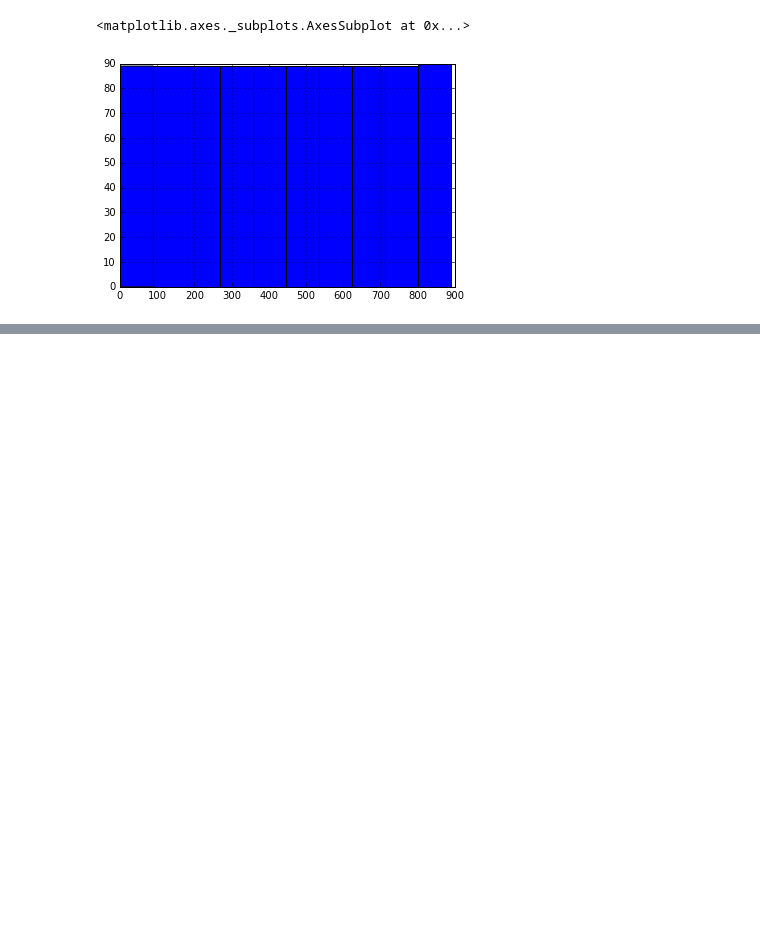
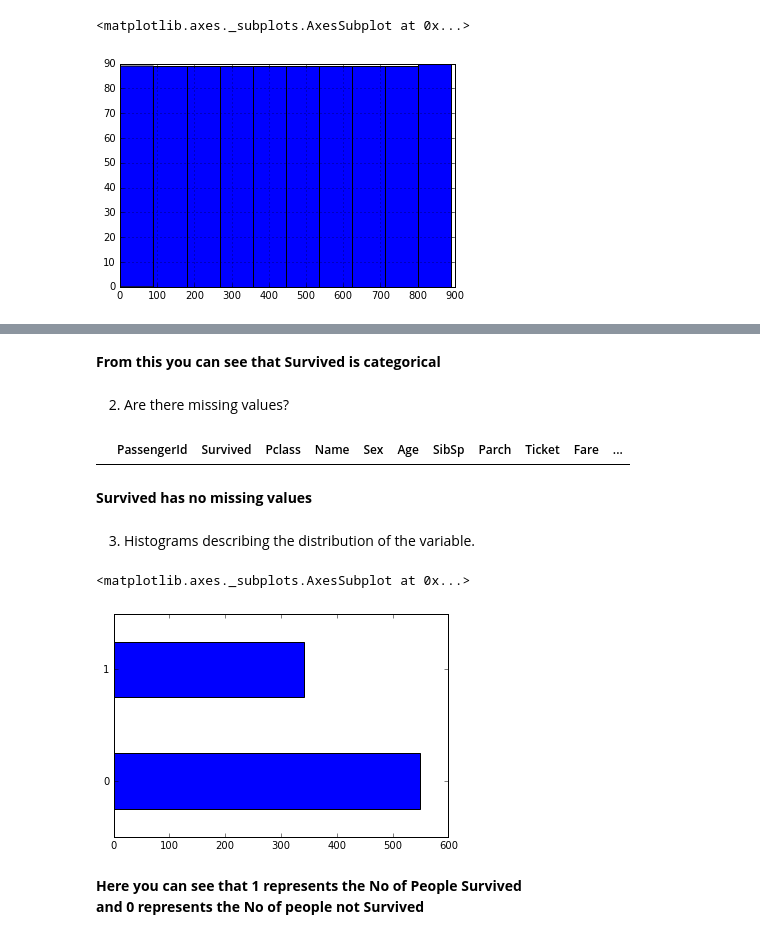
Before and after one commit to ukirderohit/Titanic-EDA, a Jupyter notebook: Titanic EDA Lab/Lab 3 - Titanic EDA.ipynb, the cells around one changed output, grey strips where cells are left out. Drawn from its saved outputs; the diff is of its cells as text; code cells hidden in the pictures; blank space fills up the shorter version.

Commit message:
survived

```diff
--- a/Titanic EDA Lab/Lab 3 - Titanic EDA.ipynb
+++ b/Titanic EDA Lab/Lab 3 - Titanic EDA.ipynb
@@ -92,0 +103,20 @@ df.PassengerId.hist()
+# %% [markdown]
+<b>From this you can see that Survived is categorical
+# %% [markdown]
+2) Are there missing values?
+# %%
+df[df.Survived.isnull()]
+# %% [output]
+|  | PassengerId | Survived | Pclass | Name | Sex | Age | SibSp | Parch | Ticket | Fare | ... |
+# %% [markdown]
+<b>Survived has no missing values
+# %% [markdown]
+3) Histograms describing the distribution of the variable.
+# %%
+df.Survived.value_counts().plot(kind='barh')
+# %% [output]
+<matplotlib.axes._subplots.AxesSubplot at 0x...>
+[figure, added]
+# %% [markdown]
+<b>Here you can see that 1 represents the No of People Survived <br>
+<b>and 0 represents the No of people not Survived
```
Also changed, not shown: parts of 3 cells of this notebook.
